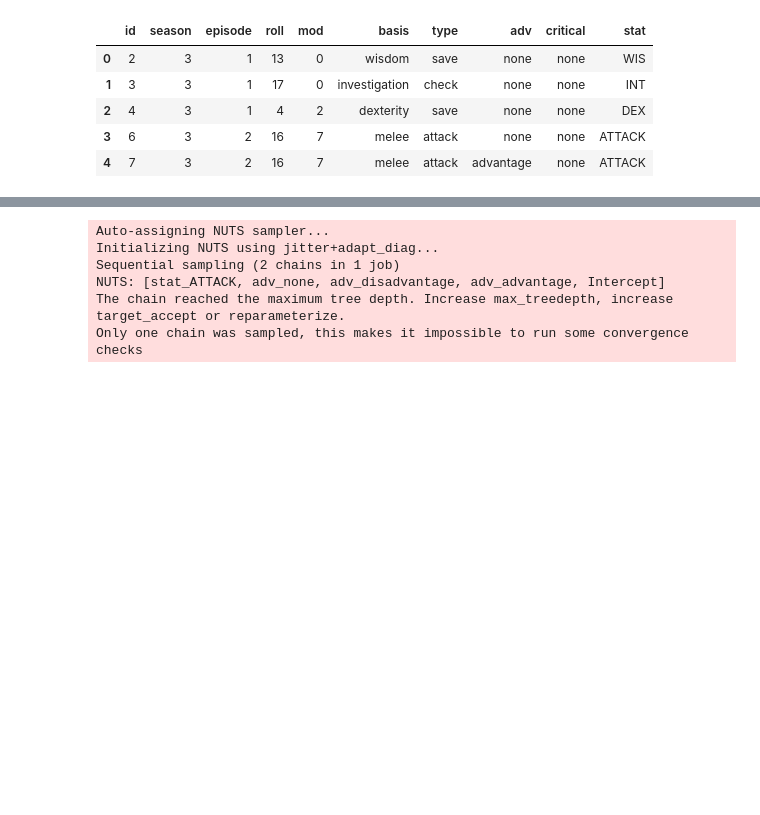
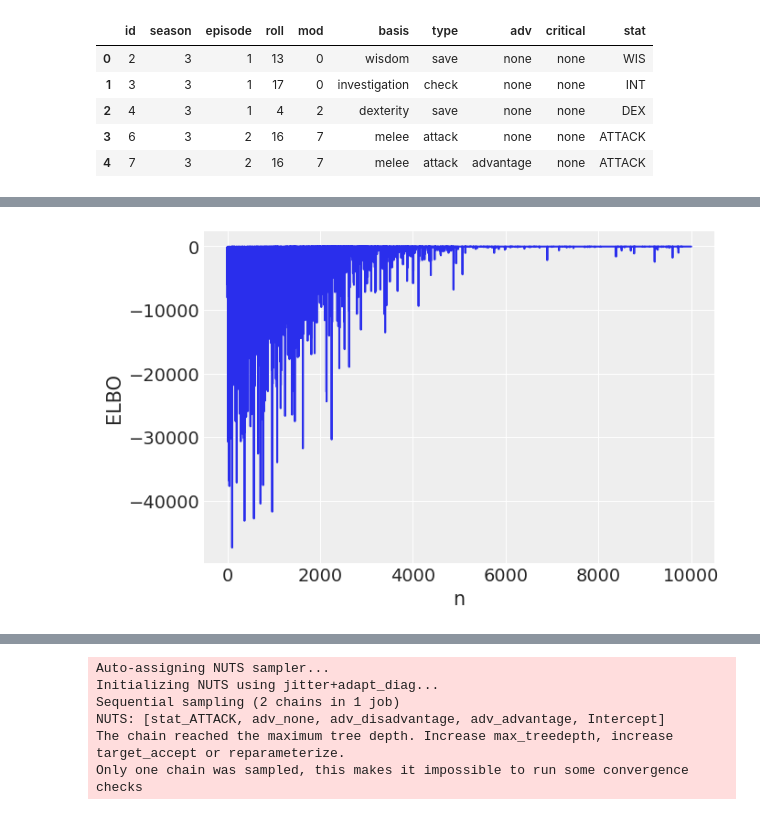
Before and after one commit to kipmccharen/Bayesian-Adventure-Zone, a Jupyter notebook: BML_modeling_take2.ipynb, the cells around one changed output, grey strips where cells are left out. Drawn from its saved outputs; the diff is of its cells as text; code cells hidden in the pictures; blank space fills up the shorter version.

```diff
--- a/BML_modeling_take2.ipynb
+++ b/BML_modeling_take2.ipynb
@@ -89,0 +115,6 @@ data_dums2["roll"] = data2.roll
+# %%
+# there is a faster way to do this, I'm sure of it
+data_new = data.replace(adv_dict)
+data_new = data_new.replace(stat_dict)
+data_new = data_new.replace(basis_dict)
+data_new = data_new.replace(type_dict)
@@ -121,3 +171,16 @@ PatsyError: Error evaluating factor: NameError: name 'stat_ATTACK' is not define
+# %%
+import seaborn as sns
+
+gen_elbo = pd.DataFrame(
+    {'ELBO': -advi_fit_gen.hist,
+     'n': np.arange(advi_fit_gen.hist.shape[0])})
+
+_ = sns.lineplot(y='ELBO', x='n', data=gen_elbo)
+
+# Can also use -
+# plt.plot(approx.hist);
+# %% [output]
+[figure, added]
 # %%
 # # make list of column names
 #
```
Also changed, not shown: parts of 8 cells of this notebook.
